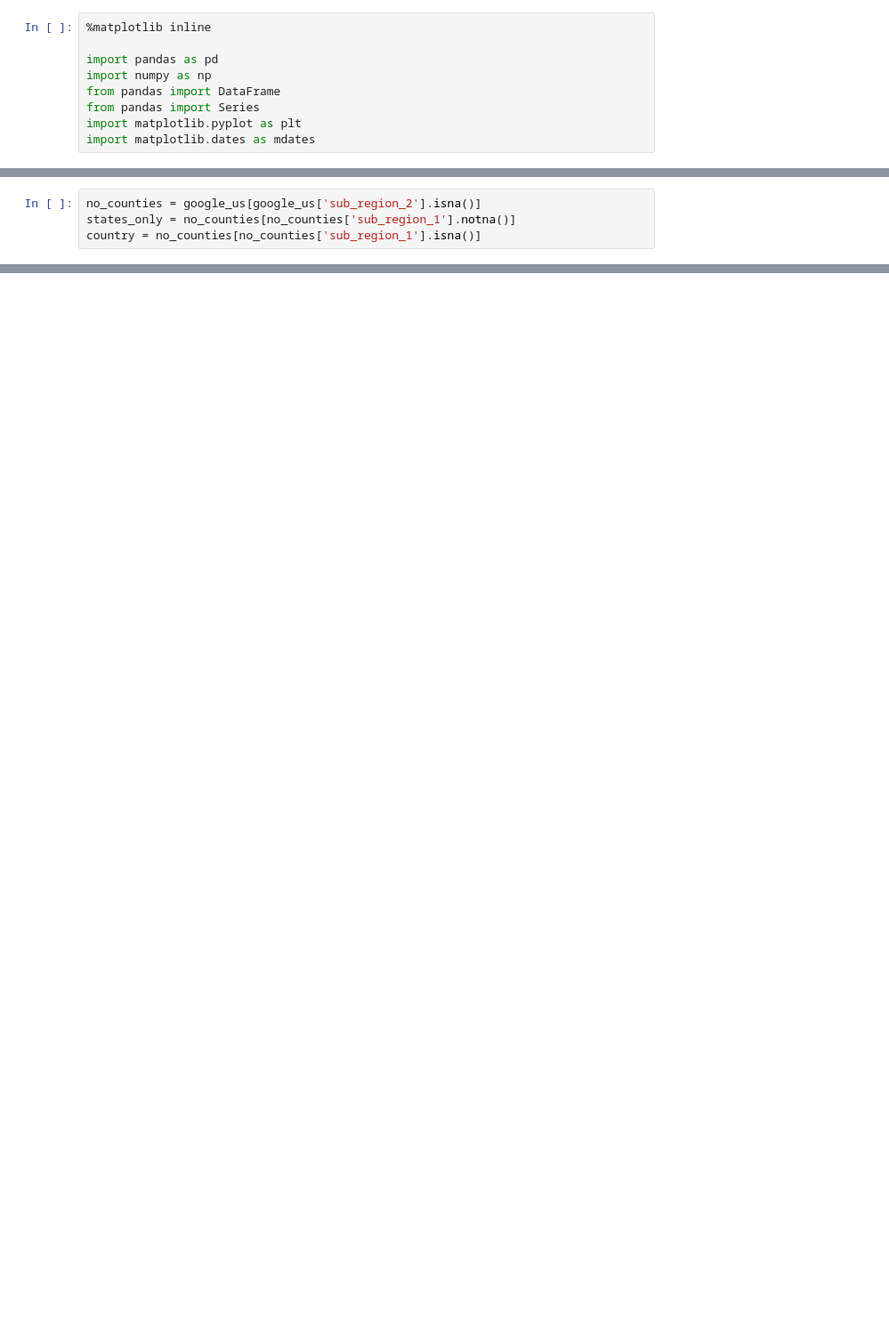
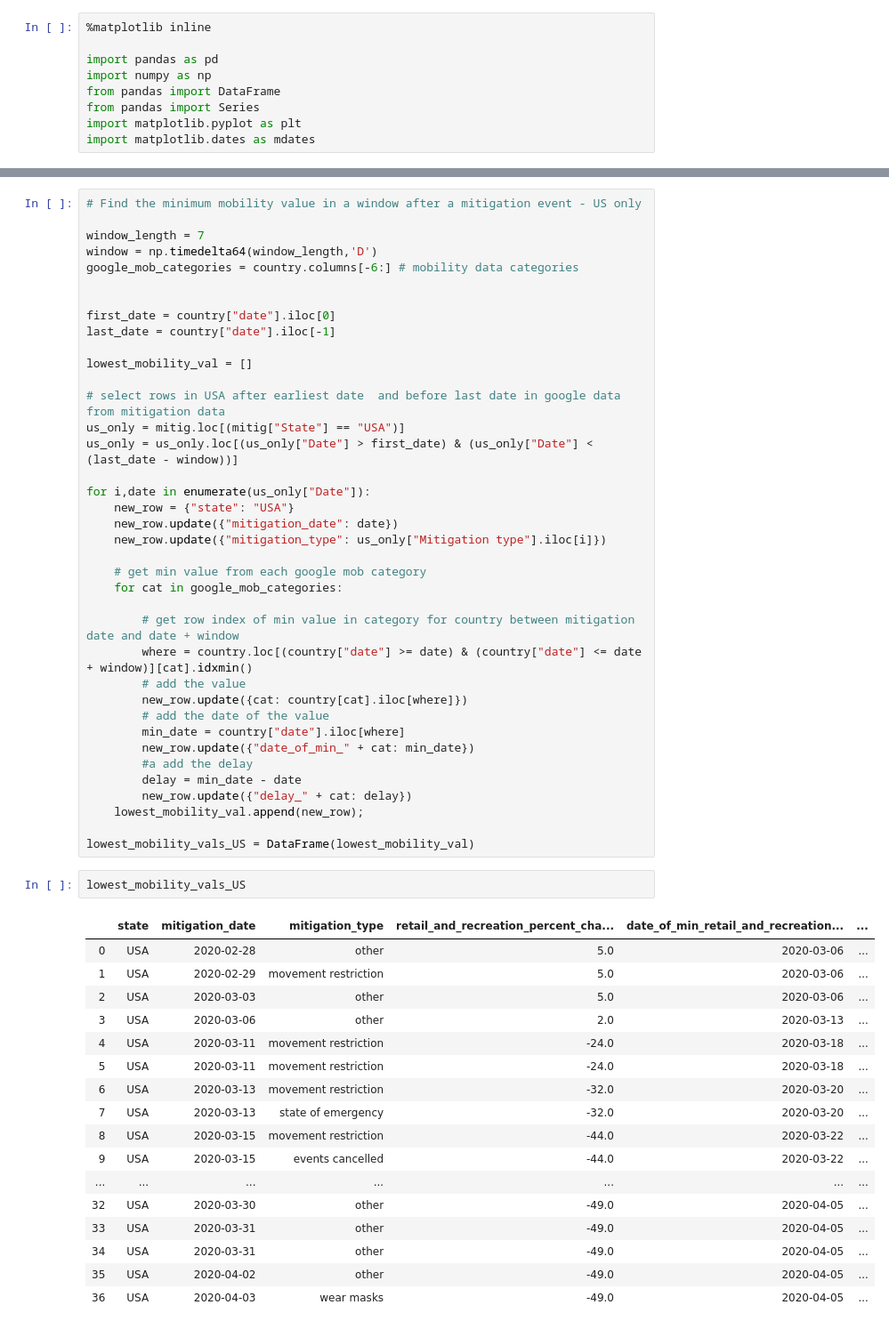
Before and after one commit to Christopher-Scott/Covid-19_Project, a Jupyter notebook: google_analysis.ipynb, the cells around one changed output, grey strips where cells are left out. Shown: that part at 89% size. Saved outputs shown, nothing was run; the diff lists cells and outputs as text; blank space fills up the shorter version.

```diff
--- a/google_analysis.ipynb
+++ b/google_analysis.ipynb
@@ -14,5 +14 @@ google_us = google[google["country_region_code"] == "US"]
-# %%
-no_counties = google_us[google_us['sub_region_2'].isna()]
-states_only = no_counties[no_counties['sub_region_1'].notna()]
-country = no_counties[no_counties['sub_region_1'].isna()]
 # %%
@@ -56,0 +19,58 @@ memory usage: 272.5+ KB
+# %%
+# Find the minimum mobility value in a window after a mitigation event - US only
+
+window_length = 7
+window = np.timedelta64(window_length,'D')
+google_mob_categories = country.columns[-6:] # mobility data categories
+
+
+first_date = country["date"].iloc[0]
+last_date = country["date"].iloc[-1]
+
+lowest_mobility_val = []
+
+# select rows in USA after earliest date  and before last date in google data from mitigation data
+us_only = mitig.loc[(mitig["State"] == "USA")]
+us_only = us_only.loc[(us_only["Date"] > first_date) & (us_only["Date"] < (last_date - window))]
+
+for i,date in enumerate(us_only["Date"]):
+    new_row = {"state": "USA"}
+    new_row.update({"mitigation_date": date})
+    new_row.update({"mitigation_type": us_only["Mitigation type"].iloc[i]})
+
+    # get min value from each google mob category
+    for cat in google_mob_categories:
+
+        # get row index of min value in category for country between mitigation date and date + window
+        where = country.loc[(country["date"] >= date) & (country["date"] <= date + window)][cat].idxmin()
+        # add the value
+        new_row.update({cat: country[cat].iloc[where]})
+        # add the date of the value
+        min_date = country["date"].iloc[where]
+        new_row.update({"date_of_min_" + cat: min_date})
+        #a add the delay
+        delay = min_date - date
+        new_row.update({"delay_" + cat: delay})
+    lowest_mobility_val.append(new_row);
+
+lowest_mobility_vals_US = DataFrame(lowest_mobility_val)
+# %%
+lowest_mobility_vals_US
+# %% [output]
+|  | state | mitigation_date | mitigation_type | retail_and_recreation_percent_cha... | date_of_min_retail_and_recreation... | ... |
+| 0 | USA | 2020-02-28 | other | 5.0 | 2020-03-06 | ... |
+| 1 | USA | 2020-02-29 | movement restriction | 5.0 | 2020-03-06 | ... |
+| 2 | USA | 2020-03-03 | other | 5.0 | 2020-03-06 | ... |
+| 3 | USA | 2020-03-06 | other | 2.0 | 2020-03-13 | ... |
+| 4 | USA | 2020-03-11 | movement restriction | -24.0 | 2020-03-18 | ... |
+| 5 | USA | 2020-03-11 | movement restriction | -24.0 | 2020-03-18 | ... |
+| 6 | USA | 2020-03-13 | movement restriction | -32.0 | 2020-03-20 | ... |
+| 7 | USA | 2020-03-13 | state of emergency | -32.0 | 2020-03-20 | ... |
+| 8 | USA | 2020-03-15 | movement restriction | -44.0 | 2020-03-22 | ... |
+| 9 | USA | 2020-03-15 | events cancelled | -44.0 | 2020-03-22 | ... |
+| ... | ... | ... | ... | ... | ... | ... |
+| 32 | USA | 2020-03-30 | other | -49.0 | 2020-04-05 | ... |
+| 33 | USA | 2020-03-31 | other | -49.0 | 2020-04-05 | ... |
+| 34 | USA | 2020-03-31 | other | -49.0 | 2020-04-05 | ... |
+| 35 | USA | 2020-04-02 | other | -49.0 | 2020-04-05 | ... |
+| 36 | USA | 2020-04-03 | wear masks | -49.0 | 2020-04-05 | ... |
```
Also changed, not shown: parts of 6 cells of this notebook.
